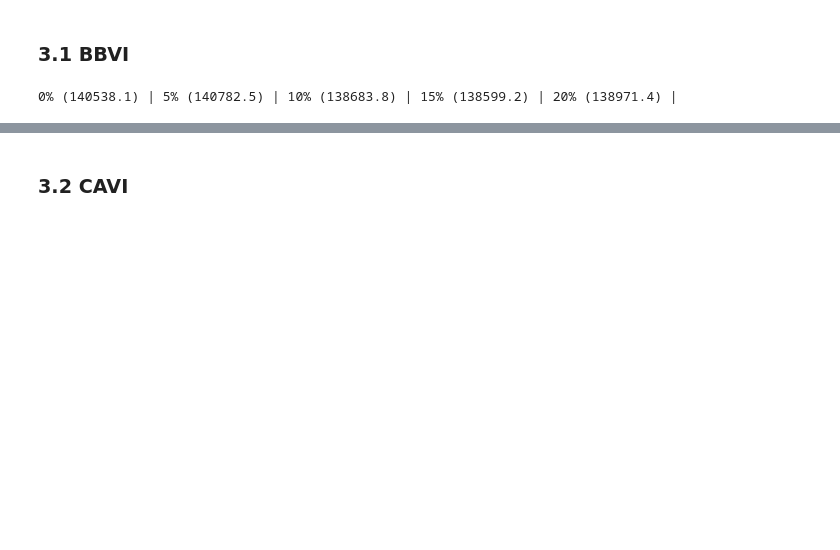
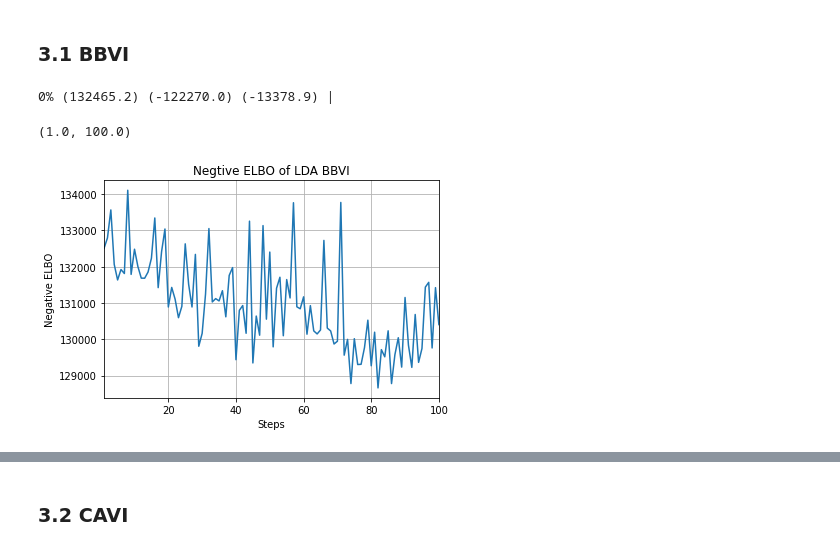
Before and after one commit to TheShiya/lda-topic-modeling-with-pyro, a Jupyter notebook: COMS6998-Final-Report.ipynb, the cells around one changed output, grey strips where cells are left out. Saved outputs shown, nothing was run; the diff lists cells and outputs as text; code cells hidden in the pictures; blank space fills up the shorter version.

Commit message:
fixed bbvi

```diff
--- a/COMS6998-Final-Report.ipynb
+++ b/COMS6998-Final-Report.ipynb
@@ -41,2 +73,7 @@ plt.show()
+# %%
+# process the validation data
+split_ = int(0.9 * len(data))
+train_data = data[:split_]
+valid_data = data[split_:]
 # %% [markdown]
 ## 2. LDA model
@@ -50,18 +119,25 @@ plt.show()
 # %% [markdown]
 ### 3.1 BBVI
 # %%
-from ldavi import bbvi
-from pyro.optim import ClippedAdam
-
 n_topics = 5
 opt_params = {"lr": 0.005, "betas": (0.95, 0.999)}
-n_steps = 20
+n_steps = 2000 # must more than 20 steps
 n_particles = 1
 
-ldabb = bbvi.LDABBVI(data, ClippedAdam, n_topics=n_topics)
-loss = ldabb.run_svi(n_steps=n_steps, opt_params=opt_params, verbose=True)
-
-plt.plot(loss)
-plt.show()
+bbvi_obj = LDABBVI(train_data, list(vocab),
+                   valid_data, ClippedAdam, opt_params,
+                   n_topics)
+e_eblo, log_prob, valid_prob = bbvi_obj.run_svi(
+    n_steps=n_steps, num_particles=n_particles)
 # %% [output]
-0% (140538.1) | 5% (140782.5) | 10% (138683.8) | 15% (138599.2) | 20% (138971.4) |
+0% (132465.2) (-122270.0) (-13378.9) |
+# %%
+plt.plot(np.linspace(1, len(e_eblo), len(e_eblo)), e_eblo)
+plt.title("Negtive ELBO of LDA BBVI")
+plt.xlabel("Steps")
+plt.ylabel("Negative ELBO")
+plt.grid()
+plt.xlim((1, len(e_eblo)))
+# %% [output]
+(1.0, 100.0)
+[figure, added]
```
Also changed, not shown: parts of 33 cells of this notebook, 1 other file.
